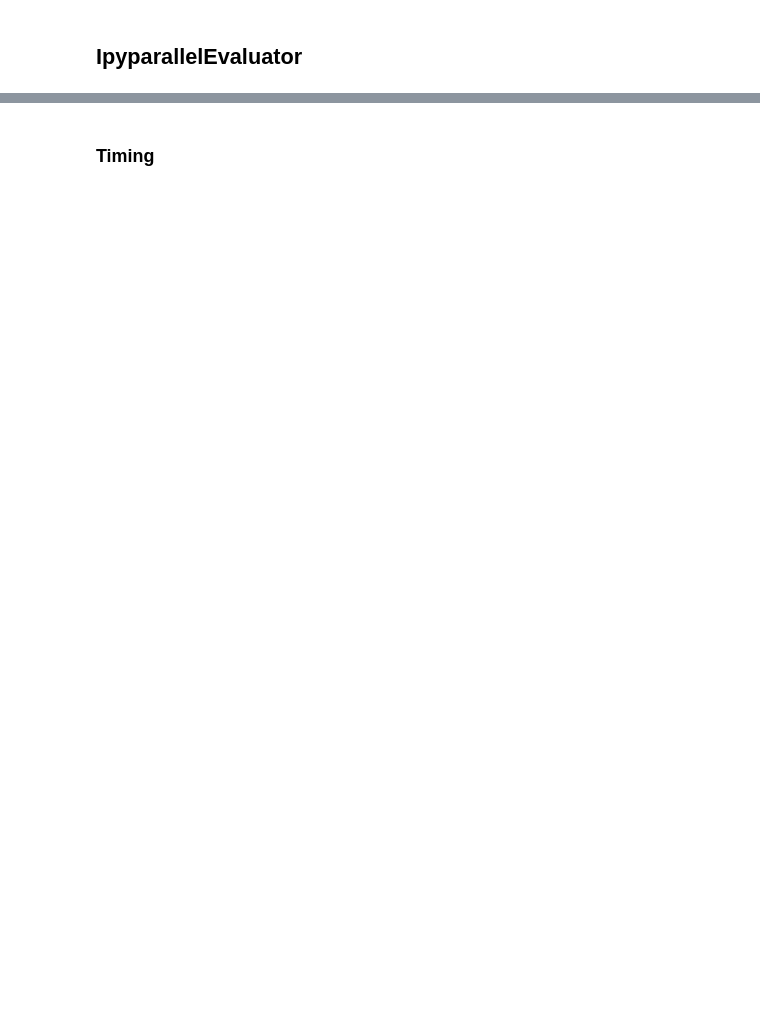
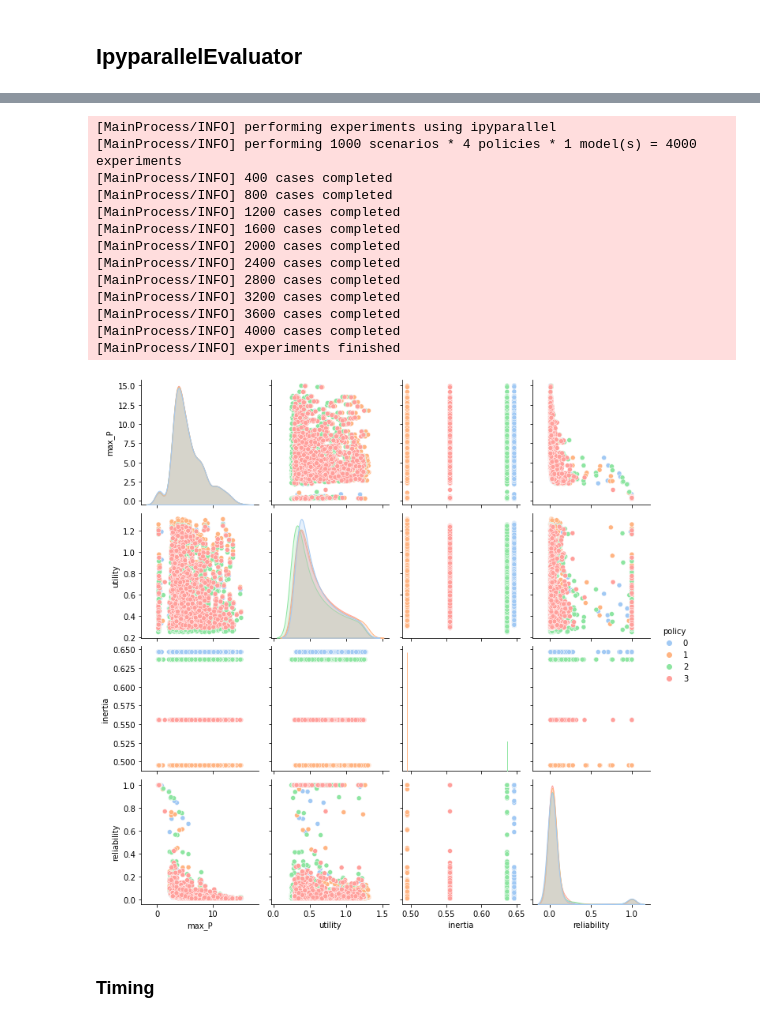
Before and after one commit to Lischip/FabiosDecisions, a Jupyter notebook: epa1361/Week 1-2 - general intro to exploratory modelling/assignment 2 - lakemodel.ipynb, the cells around one changed output, grey strips where cells are left out. Drawn from its saved outputs; the diff is of its cells as text; code cells hidden in the pictures; blank space fills up the shorter version.

```diff
--- a/epa1361/Week 1-2 - general intro to exploratory modelling/assignment 2 - lakemodel.ipynb
+++ b/epa1361/Week 1-2 - general intro to exploratory modelling/assignment 2 - lakemodel.ipynb
@@ -273,5 +304,23 @@ client.ids
 # %%
 ema_logging.log_to_stderr(ema_logging.INFO)
 
 with IpyparallelEvaluator(model, client) as evaluator:
-    results =  evaluator.perform_experiments(scenarios=1000, policies=4)
+    experiments, outcomes =  evaluator.perform_experiments(scenarios=1000, policies=4)
+
+sns.pairplot(process_data(experiments, outcomes), hue='policy', vars=outcomes.keys(), palette="pastel")
+plt.show()
+# %% [output]
+[MainProcess/INFO] performing experiments using ipyparallel
+[MainProcess/INFO] performing 1000 scenarios * 4 policies * 1 model(s) = 4000 experiments
+[MainProcess/INFO] 400 cases completed
+[MainProcess/INFO] 800 cases completed
+[MainProcess/INFO] 1200 cases completed
+[MainProcess/INFO] 1600 cases completed
+[MainProcess/INFO] 2000 cases completed
+[MainProcess/INFO] 2400 cases completed
+[MainProcess/INFO] 2800 cases completed
+[MainProcess/INFO] 3200 cases completed
+[MainProcess/INFO] 3600 cases completed
+[MainProcess/INFO] 4000 cases completed
+[MainProcess/INFO] experiments finished
+[figure, added]
```
Also changed, not shown: parts of 16 cells of this notebook, 3 other files.
